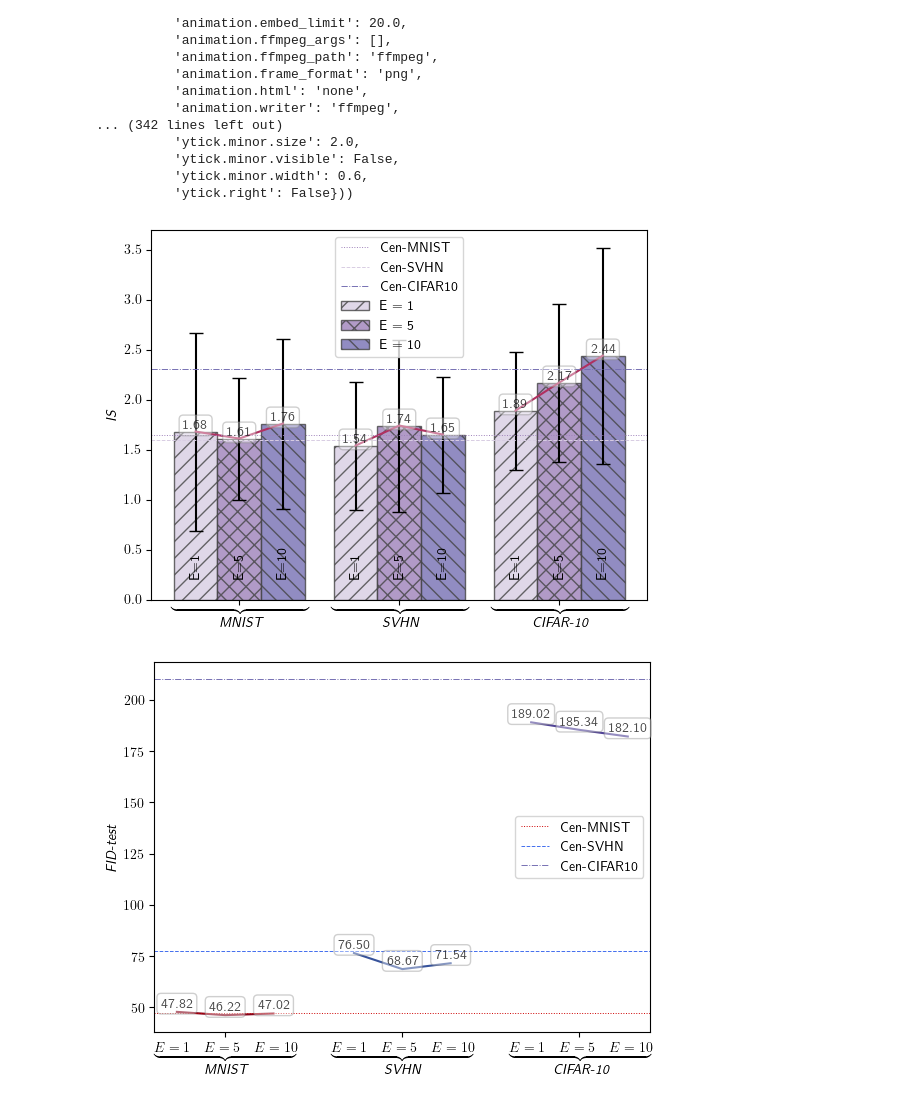
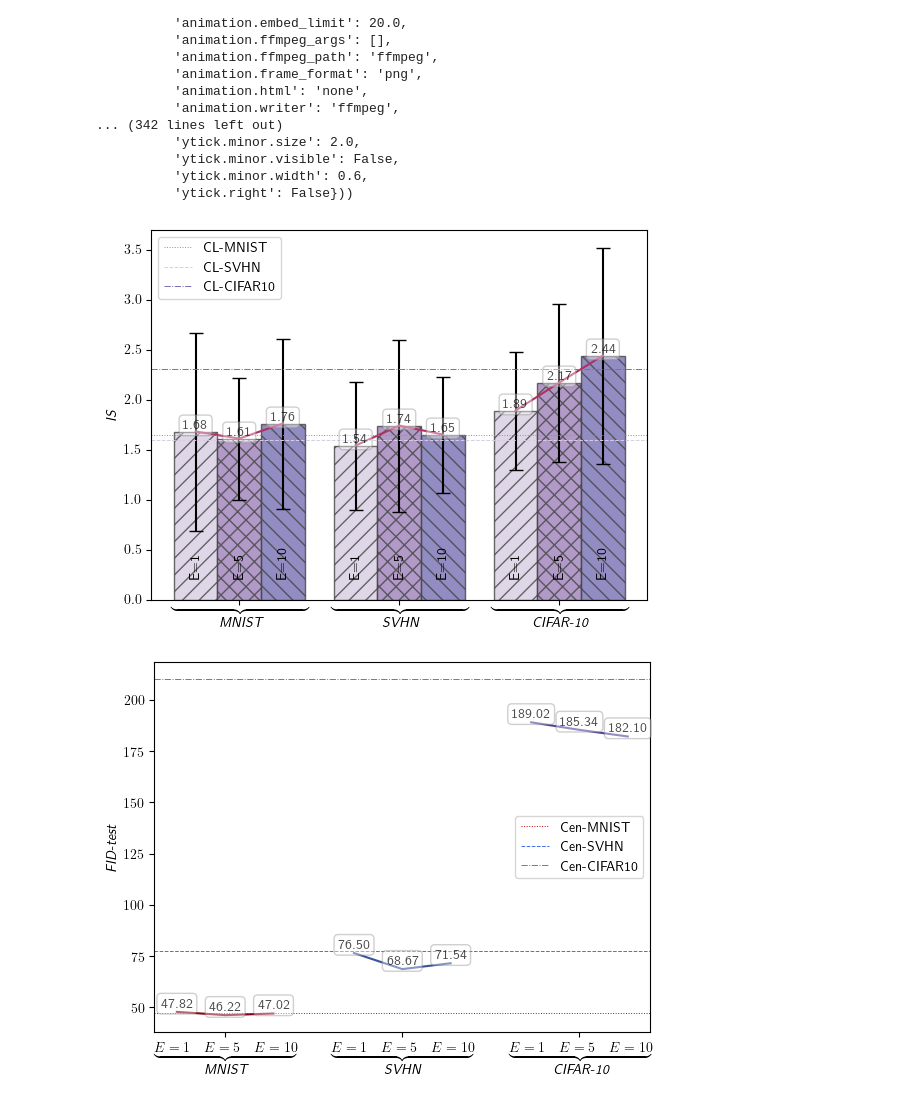
Before and after one commit to JevenM/fedatt-main, a Jupyter notebook: src/test.ipynb, the cells around one changed output. Cells and saved outputs as stored; diff of their text form; code cells hidden in the pictures.

```diff
--- a/src/test.ipynb
+++ b/src/test.ipynb
@@ -134,9 +134,9 @@ bar_positions1 = np.array([0, 0.8+bar_width, 1.6+bar_width*2])
 bar_positions2 = bar_positions1 + bar_width
 bar_positions3 = bar_positions2 + bar_width
 error_config = {'ecolor': 'black'}
-ax.bar(bar_positions1, values1, bar_width, label='E = 1', color="#D8CDE3", yerr=std1, capsize=5, hatch="//", edgecolor='#444', error_kw=error_config, alpha=.8) #CFAB02
-ax.bar(bar_positions2, values2, bar_width, label='E = 5', color='#9E81BA', yerr=std2, capsize=5, hatch="xx", edgecolor='#444', error_kw=error_config, alpha=.8) #109C6F #B9E5FD
-ax.bar(bar_positions3, values3, bar_width, label='E = 10', color="#7670B3", yerr=std3, capsize=5, hatch=r"\\", edgecolor='#444', error_kw=error_config, alpha=.8) #730A9F  #E01E75 #1CB7DB #4E97CB #4C396B
+ax.bar(bar_positions1, values1, bar_width, color="#D8CDE3", yerr=std1, capsize=5, hatch="//", edgecolor='#444', error_kw=error_config, alpha=.8) #CFAB02
+ax.bar(bar_positions2, values2, bar_width, color='#9E81BA', yerr=std2, capsize=5, hatch="xx", edgecolor='#444', error_kw=error_config, alpha=.8) #109C6F #B9E5FD
+ax.bar(bar_positions3, values3, bar_width, color="#7670B3", yerr=std3, capsize=5, hatch=r"\\", edgecolor='#444', error_kw=error_config, alpha=.8) #730A9F  #E01E75 #1CB7DB #4E97CB #4C396B
 
 # 添加线段连接
 for i in range(len(categories)):
@@ -162,37 +162,37 @@ for j in range(len(values3)):
     x_val = bar_positions3[j] - bar_width /2
     y_val = values3[j]
     ax.text(x_val + bar_width / 2, 0.2, hyper_params[2], ha='center', va='bottom', rotation='vertical')
     ax.text(x_val + bar_width / 2, y_val, f'{y_val:.2f}', ha='center', va='bottom', alpha=0.7, bbox=dict(facecolor='white', edgecolor='#888', boxstyle='round,pad=0.3', alpha=0.4))
 
 # 添加虚线
 # mnist
 dash_line_pos1 = 1.65
-ax.axhline(y=dash_line_pos1, color='#9E81BA', linestyle=':', label='Cen-MNIST', linewidth=0.7)
+ax.axhline(y=dash_line_pos1, color='#9E81BA', linestyle=':', label='CL-MNIST', linewidth=0.7)
 # svhn
 dash_line_pos2 = 1.60
-ax.axhline(y=dash_line_pos2, color='#D8CDE3', linestyle='--', label='Cen-SVHN', linewidth=0.7)
+ax.axhline(y=dash_line_pos2, color='#D8CDE3', linestyle='--', label='CL-SVHN', linewidth=0.7)
 # cifar10
 dash_line_pos3 = 2.31
-ax.axhline(y=dash_line_pos3, color='#7670B3', linestyle='-.', label='Cen-CIFAR10', linewidth=0.7)
+ax.axhline(y=dash_line_pos3, color='#7670B3', linestyle='-.', label='CL-CIFAR10', linewidth=0.7)
 
 
 
 # 设置标签和标题
 # ax.set_xlabel('Dataset under different local epochs $E$')
 ax.set_ylabel(r'$\emph{IS}$')
 # ax.set_title('Bar Chart with Connected Lines')
 
 # 设置X轴刻度
 ax.set_xticks(bar_positions1 + bar_width)
 ax.set_xticklabels(categories)
 
 # 显示图例
 ax.legend()
 plt.savefig("IS_local_epochs_dataset_ablation.pdf", dpi=300, bbox_inches='tight')
 # 显示图形
 plt.show()
 # %% [output]
-[figure, old version]
+[figure, new version]
 # %%
 '''此条作废！！！！！！
 '''
```
Also changed, not shown: parts of 6 cells of this notebook, 6 other files.
